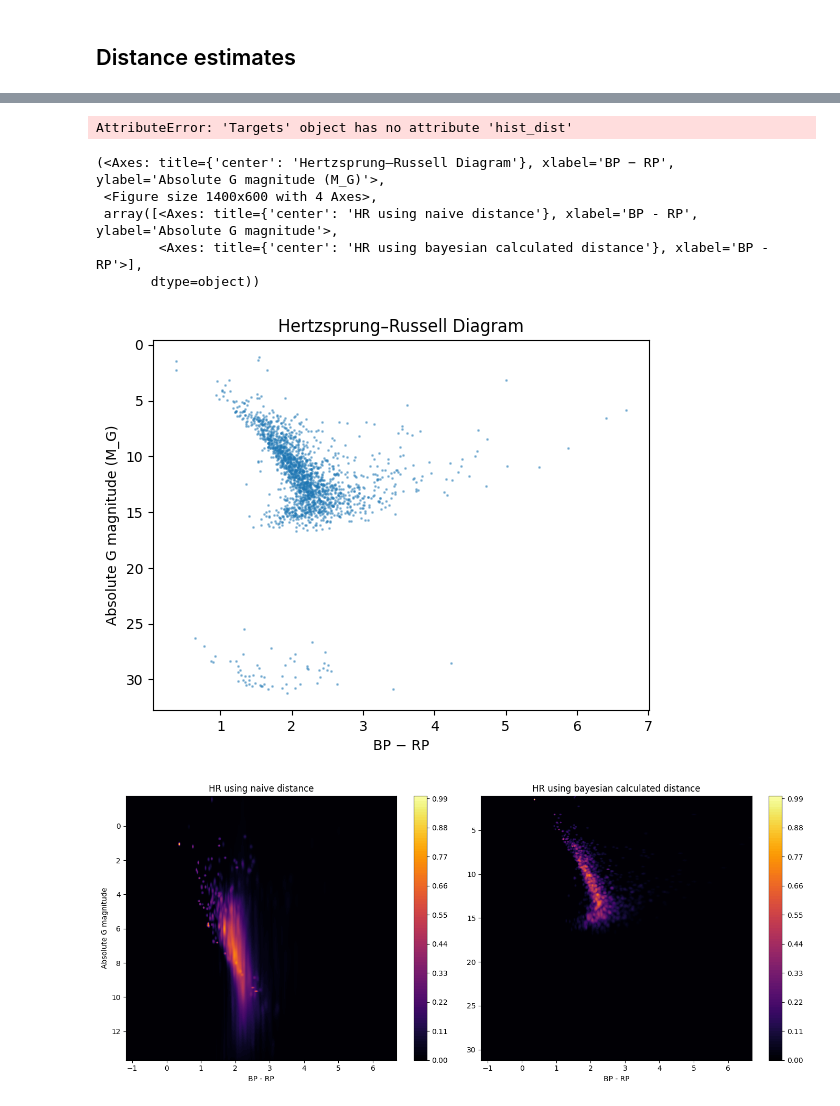
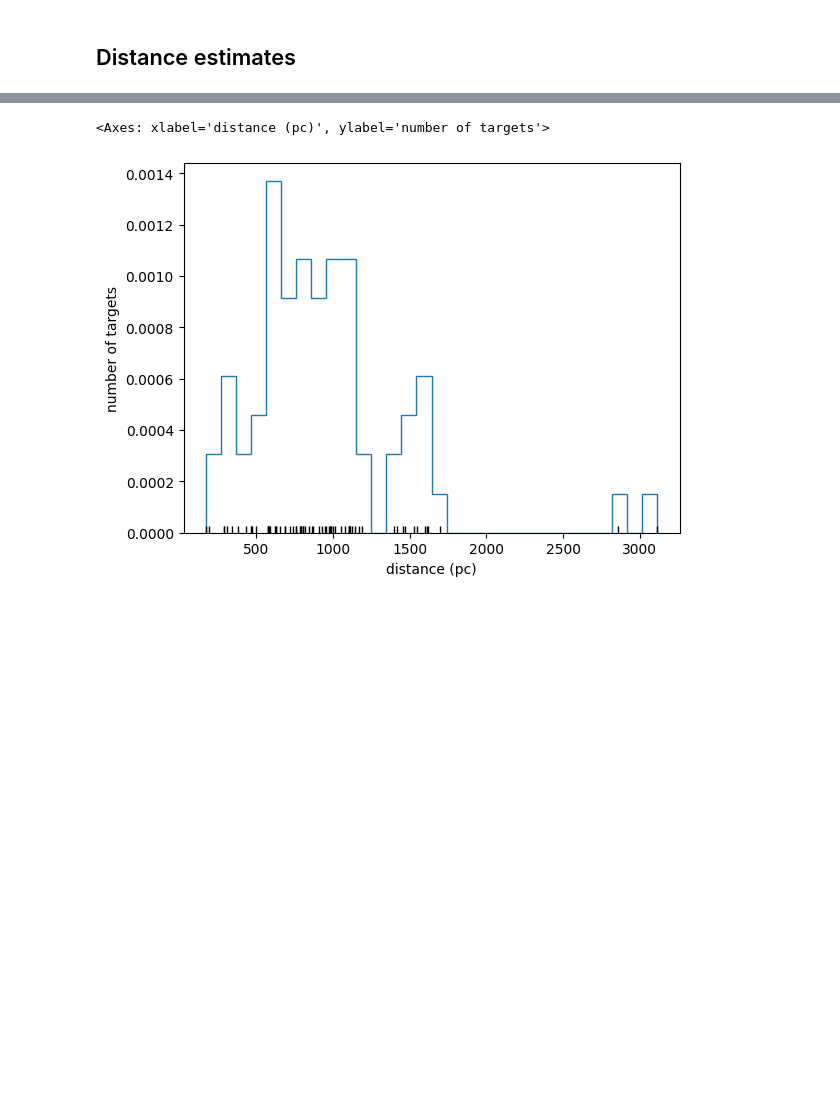
Before and after one commit to Oxke/seti-deliverables, a Jupyter notebook: Gaia targets in GC - targetexplore.ipynb, the cells around one changed output, grey strips where cells are left out. Cells and saved outputs as stored; diff of their text form; code cells hidden in the pictures; blank space fills up the shorter version.

```diff
--- a/Gaia targets in GC - targetexplore.ipynb
+++ b/Gaia targets in GC - targetexplore.ipynb
@@ -49,14 +50,5 @@ tgts.hist_parallax()
-# %%
-tgts.hist_dist()
-# %% [output]
-AttributeError: 'Targets' object has no attribute 'hist_dist'
-# %%
-tgts.hr(mask_parallax=True, heatmap=True, naive=False)
-# %% [output]
-(<Axes: title={'center': 'Hertzsprung–Russell Diagram'}, xlabel='BP − RP', ylabel='Absolute G magnitude (M_G)'>,
- <Figure size 1400x600 with 4 Axes>,
- array([<Axes: title={'center': 'HR using naive distance'}, xlabel='BP - RP', ylabel='Absolute G magnitude'>,
-        <Axes: title={'center': 'HR using bayesian calculated distance'}, xlabel='BP - RP'>],
-       dtype=object))
-[figure, removed]
-[figure, removed]
+# %%
+tgts.hist_distance(bins=30)
+# %% [output]
+<Axes: xlabel='distance (pc)', ylabel='number of targets'>
+[figure, added]
```
Also changed, not shown: parts of 6 cells of this notebook, 18 other files.
